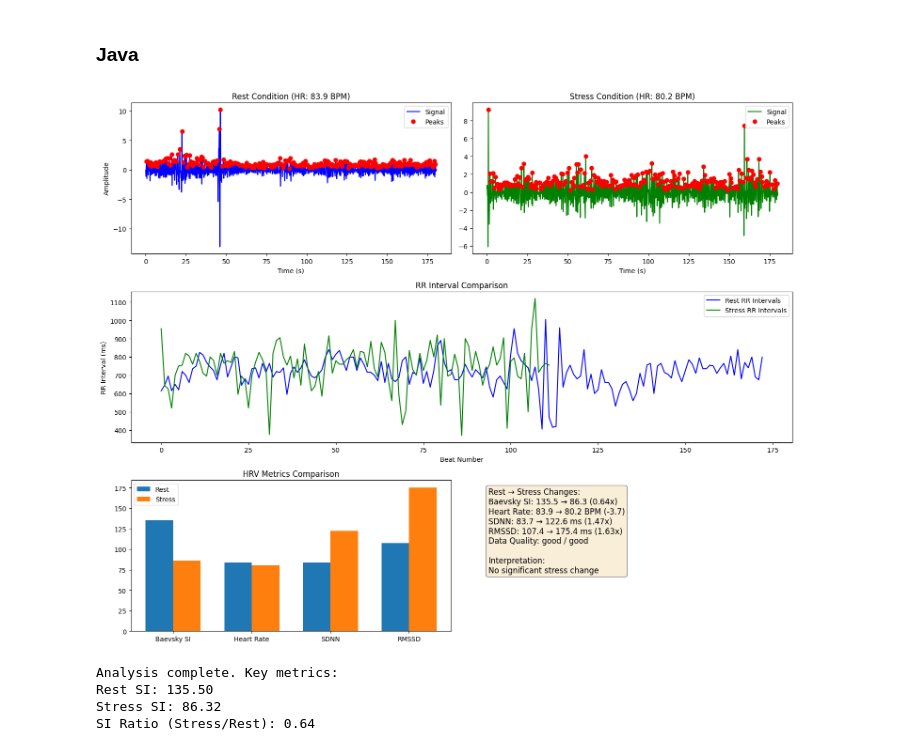
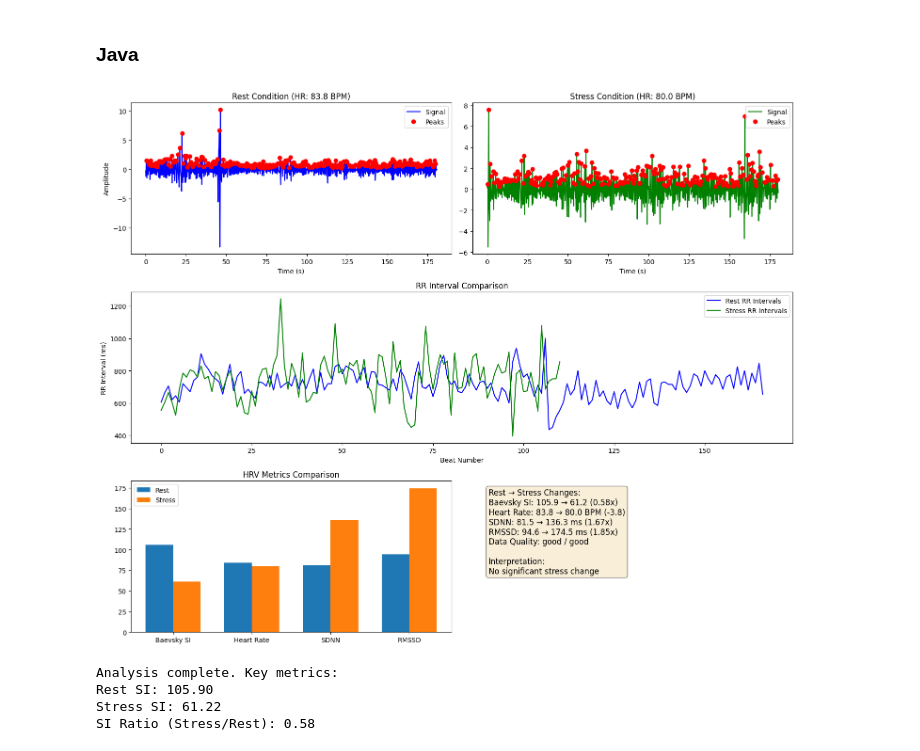
Before and after one commit to archiseino/hrv-plus-ultra, a Jupyter notebook: neurokit2_beavsky_simulation.ipynb, the cells around one changed output. Saved outputs shown, nothing was run; the diff lists cells and outputs as text; code cells hidden in the pictures.

```diff
--- a/neurokit2_beavsky_simulation.ipynb
+++ b/neurokit2_beavsky_simulation.ipynb
@@ -412,6 +412,8 @@ In HRV analysis:
 # %% [markdown]
 ### Java
 # %%
+import scipy
+
 def comprehensive_stress_analysis(rest_signal, stress_signal, original_fs=35,
                                  segment_duration=60, visualize=True):
     """
@@ -435,6 +437,10 @@ def comprehensive_stress_analysis(rest_signal, stress_signal, original_fs=35,
     dict
         Dictionary containing all analysis results
     """
+
+    rest_signal = preprocess_ppg(rest_signal, fs=original_fs)
+    stress_signal = preprocess_ppg(stress_signal, fs=original_fs)
+
     # Step 1: Upsample both signals to improve temporal resolution
     rest_up, target_fs = upsample_rppg(rest_signal, original_fs, target_fs=200)
     stress_up, target_fs = upsample_rppg(stress_signal, original_fs, target_fs=200)
@@ -492,6 +498,53 @@ def comprehensive_stress_analysis(rest_signal, stress_signal, original_fs=35,
         visualize_stress_analysis(results, target_fs)
 
     return results
+
+def preprocess_ppg(signal, fs = 35):
+    """ Computes the Preprocessed PPG Signal, this steps include the following:
+        1. Moving Average Smoothing
+        2. Bandpass Filtering
+
+        Parameters:
+        ----------
+        signal (numpy array):
+            The PPG Signal to be preprocessed
+        fs (float):
+            The Sampling Frequency of the Signal
+
+        Returns:
+        --------
+        numpy array:
+            The Preprocessed PPG Signal
+
+    """
+
+    # # Moving Average Smoothing
+    # window = int(fs * 0.15)  # 150ms window
+    # smoothed_signal = np.convolve(signal, np.ones(window)/window, mode='same')
+
+    # b, a = scipy.signal.butter(2, [0.5, 2.5], btype='band', fs=fs)
+    # filtered = scipy.signal.filtfilt(b, a, smoothed_signal)
+
+    # # Additional lowpass to remove high-frequency noise
+    # b2, a2 = scipy.signal.butter(3, 2.5, btype='low', fs=fs)
+    # filtered = scipy.signal.filtfilt(b2, a2, filtered)
+
+    # # Moving average smoothing
+    # window = int(fs * 0.15)  # 150ms window
+    # filtered_signal = np.convolve(filtered, np.ones(window)/window, mode='same')
+
+    # # Normalize the signal
+    # normalized_signal = (filtered_signal - np.min(filtered_signal)) / (np.max(filtered_signal) - np.min(filtered_signal))
+
+
+    # return normalized_signal
+
+    b, a = scipy.signal.butter(3, [0.5, 2.5], btype='band', fs=fs)
+    filtered = scipy.signal.filtfilt(b, a, signal)
+
+    return filtered
+
+
 
 def upsample_rppg(signal, original_fs=35, target_fs=200):
     """
@@ -840,37 +893,37 @@ def run_example_with_synthetic_data():
     """
     # Parameters
     fs = 35  # Original sampling rate (typical camera fps)
     duration = 60  # seconds
 
     ## Open the .npy files from the subject s51
-    rest_path = os.path.join("s56", f"s56_T1_LGI_rppg.npy")
+    rest_path = os.path.join("UBFC-Phys", "s56", f"s56_T1_LGI_rppg.npy")
     rest_ppg = np.load(rest_path)
 
-    stress_path = os.path.join("s56", f"s56_T3_LGI_rppg.npy")
+    stress_path = os.path.join("UBFC-Phys", "s56", f"s56_T3_LGI_rppg.npy")
     stress_ppg = np.load(stress_path)
 
     # Generate signals with different characteristics
     # Rest condition - steady HR around 70 BPM with high HRV
     # rest_ppg = nk.ppg_simulate(duration=60, sampling_rate=200, heart_rate=60)
 
     # Stress condition - higher HR around 90 BPM with lower HRV
     # stress_ppg = nk.ppg_simulate(duration=60, sampling_rate=200, heart_rate=100)
 
     # Run analysis
     results = comprehensive_stress_analysis(rest_ppg, stress_ppg, original_fs=fs)
 
     return results
 
 # If running as script
 if __name__ == "__main__":
     results = run_example_with_synthetic_data()
     print("Analysis complete. Key metrics:")
     print(f"Rest SI: {results['rest']['metrics']['baevsky_si']:.2f}")
     print(f"Stress SI: {results['stress']['metrics']['baevsky_si']:.2f}")
     print(f"SI Ratio (Stress/Rest): {results['comparison']['si_ratio']:.2f}")
 # %% [output]
-[figure, old version]
+[figure, new version]
 Analysis complete. Key metrics:
-Rest SI: 135.50
-Stress SI: 86.32
-SI Ratio (Stress/Rest): 0.64
+Rest SI: 105.90
+Stress SI: 61.22
+SI Ratio (Stress/Rest): 0.58
```
Also changed, not shown: 1 other file.
